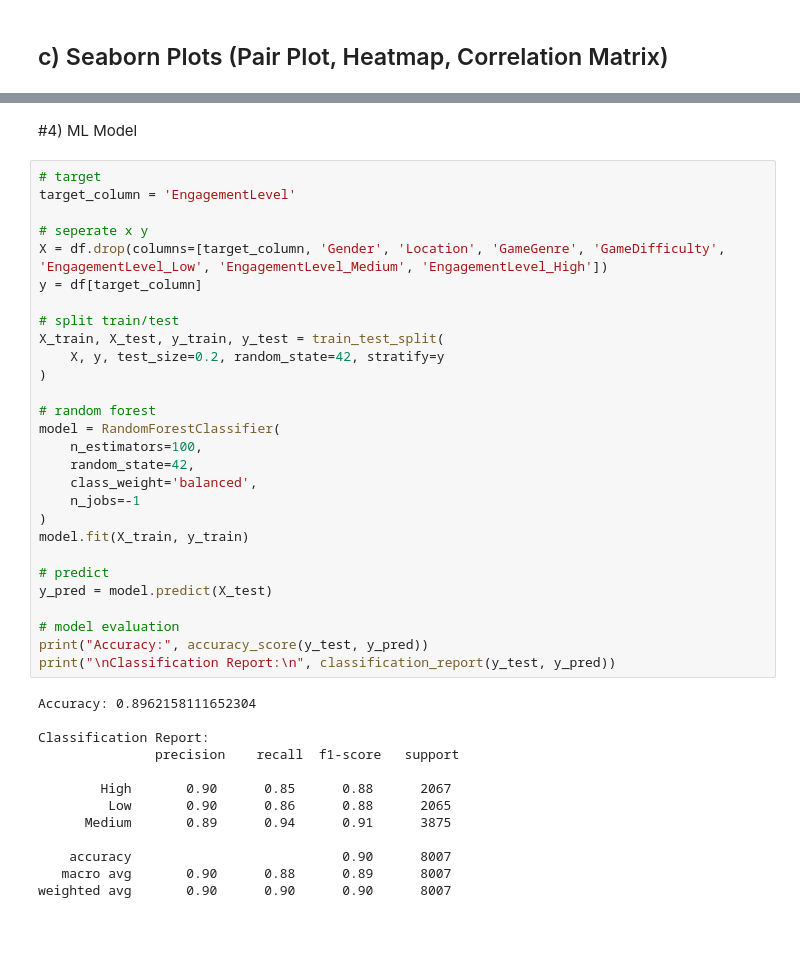
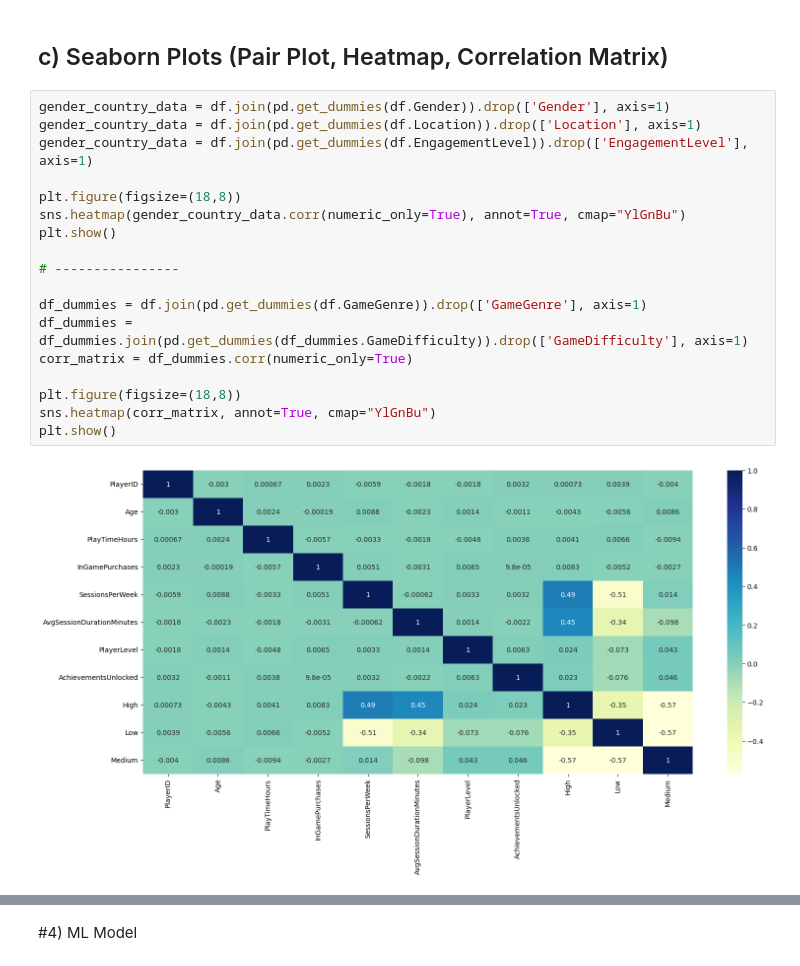
Before and after one commit to LogBlast/projectdata_group6, a Jupyter notebook: project_group6.ipynb, the cells around one changed output, grey strips where cells are left out. Cells and saved outputs as stored; diff of their text form; blank space fills up the shorter version.

```diff
--- a/project_group6.ipynb
+++ b/project_group6.ipynb
@@ -125,3 +135,23 @@ plt.show()
 ## b) influence of '' type
 # %% [markdown]
 ## c) Seaborn Plots (Pair Plot, Heatmap, Correlation Matrix)
+# %%
+gender_country_data = df.join(pd.get_dummies(df.Gender)).drop(['Gender'], axis=1)
+gender_country_data = df.join(pd.get_dummies(df.Location)).drop(['Location'], axis=1)
+gender_country_data = df.join(pd.get_dummies(df.EngagementLevel)).drop(['EngagementLevel'], axis=1)
+
+plt.figure(figsize=(18,8))
+sns.heatmap(gender_country_data.corr(numeric_only=True), annot=True, cmap="YlGnBu")
+plt.show()
+
+# ----------------
+
+df_dummies = df.join(pd.get_dummies(df.GameGenre)).drop(['GameGenre'], axis=1)
+df_dummies = df_dummies.join(pd.get_dummies(df_dummies.GameDifficulty)).drop(['GameDifficulty'], axis=1)
+corr_matrix = df_dummies.corr(numeric_only=True)
+
+plt.figure(figsize=(18,8))
+sns.heatmap(corr_matrix, annot=True, cmap="YlGnBu")
+plt.show()
+# %% [output]
+[figure, added]
@@ -128,43 +159,2 @@ plt.show()
 # %% [markdown]
 #4) ML Model
-# %%
-# target
-target_column = 'EngagementLevel'
-
-# seperate x y
-X = df.drop(columns=[target_column, 'Gender', 'Location', 'GameGenre', 'GameDifficulty', 'EngagementLevel_Low', 'EngagementLevel_Medium', 'EngagementLevel_High'])
-y = df[target_column]
-
-# split train/test
-X_train, X_test, y_train, y_test = train_test_split(
-    X, y, test_size=0.2, random_state=42, stratify=y
-)
-
-# random forest
-model = RandomForestClassifier(
-    n_estimators=100,
-    random_state=42,
-    class_weight='balanced',
-    n_jobs=-1
-)
-model.fit(X_train, y_train)
-
-# predict
-y_pred = model.predict(X_test)
-
-# model evaluation
-print("Accuracy:", accuracy_score(y_test, y_pred))
-print("\nClassification Report:\n", classification_report(y_test, y_pred))
-# %% [output]
-Accuracy: 0.8962158111652304
-
-Classification Report:
-               precision    recall  f1-score   support
-
-        High       0.90      0.85      0.88      2067
-         Low       0.90      0.86      0.88      2065
-      Medium       0.89      0.94      0.91      3875
-
-    accuracy                           0.90      8007
-   macro avg       0.90      0.88      0.89      8007
-weighted avg       0.90      0.90      0.90      8007
```
Also changed, not shown: parts of 9 cells of this notebook.
